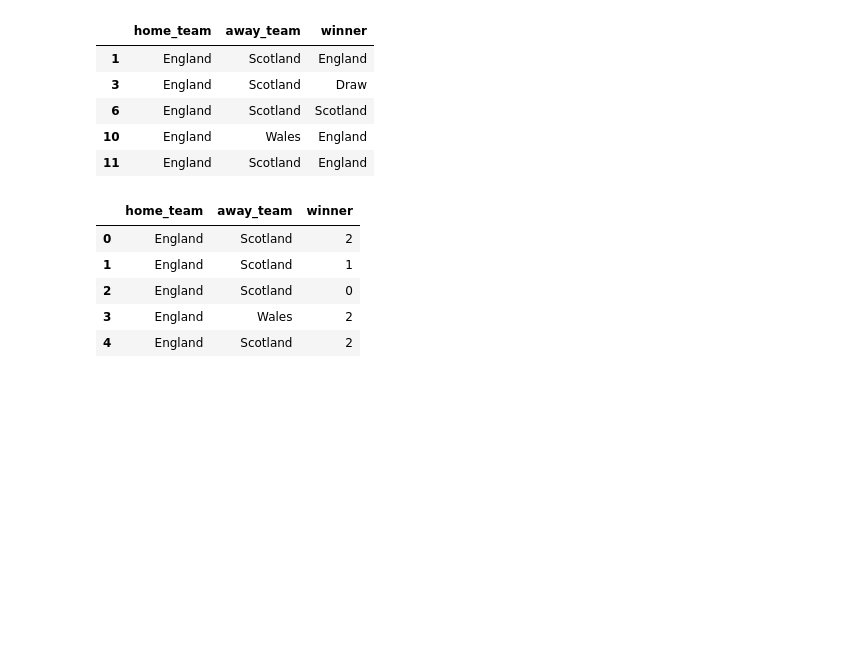
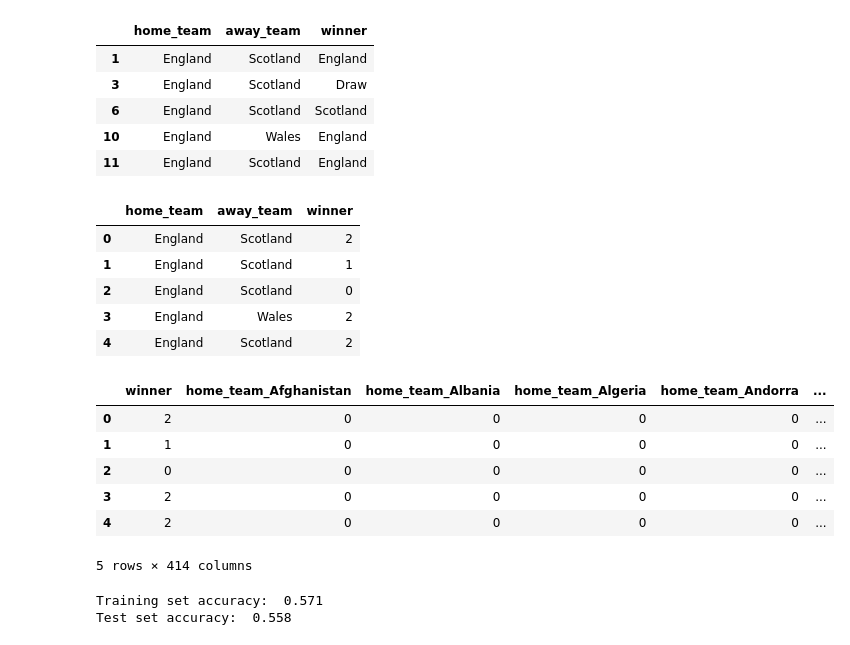
Before and after one commit to jaynilpatel/fifa-wc-18, a Jupyter notebook: fifaworldcup18.ipynb, the cells around one changed output. Cells and saved outputs as stored; diff of their text form; code cells hidden in the pictures; blank space fills up the shorter version.

Commit message:
logreg and more

```diff
--- a/fifaworldcup18.ipynb
+++ b/fifaworldcup18.ipynb
@@ -186,3 +186,36 @@ df_teams_1930.head()
 | 2 | England | Scotland | 0 |
 | 3 | England | Wales | 2 |
 | 4 | England | Scotland | 2 |
+# %%
+#convert home team and away team from categorical variables to continous inputs
+# Get dummy variables
+final = pd.get_dummies(df_teams_1930, prefix=['home_team', 'away_team'], columns=['home_team', 'away_team'])
+
+# Separate X and y sets
+X = final.drop(['winner'], axis=1)
+y = final["winner"]
+y = y.astype('int')
+
+# Separate train and test sets
+X_train, X_test, y_train, y_test = train_test_split(X, y, test_size=0.30, random_state=42)
+# %%
+final.head()
+# %% [output]
+|  | winner | home_team_Afghanistan | home_team_Albania | home_team_Algeria | home_team_Andorra | ... |
+| 0 | 2 | 0 | 0 | 0 | 0 | ... |
+| 1 | 1 | 0 | 0 | 0 | 0 | ... |
+| 2 | 0 | 0 | 0 | 0 | 0 | ... |
+| 3 | 2 | 0 | 0 | 0 | 0 | ... |
+| 4 | 2 | 0 | 0 | 0 | 0 | ... |
+5 rows × 414 columns
+# %%
+logreg = LogisticRegression()
+logreg.fit(X_train, y_train)
+score = logreg.score(X_train, y_train)
+score2 = logreg.score(X_test, y_test)
+
+print("Training set accuracy: ", '%.3f'%(score))
+print("Test set accuracy: ", '%.3f'%(score2))
+# %% [output]
+Training set accuracy:  0.571
+Test set accuracy:  0.558
```
Also changed, not shown: parts of 5 cells of this notebook, 2 other files.
